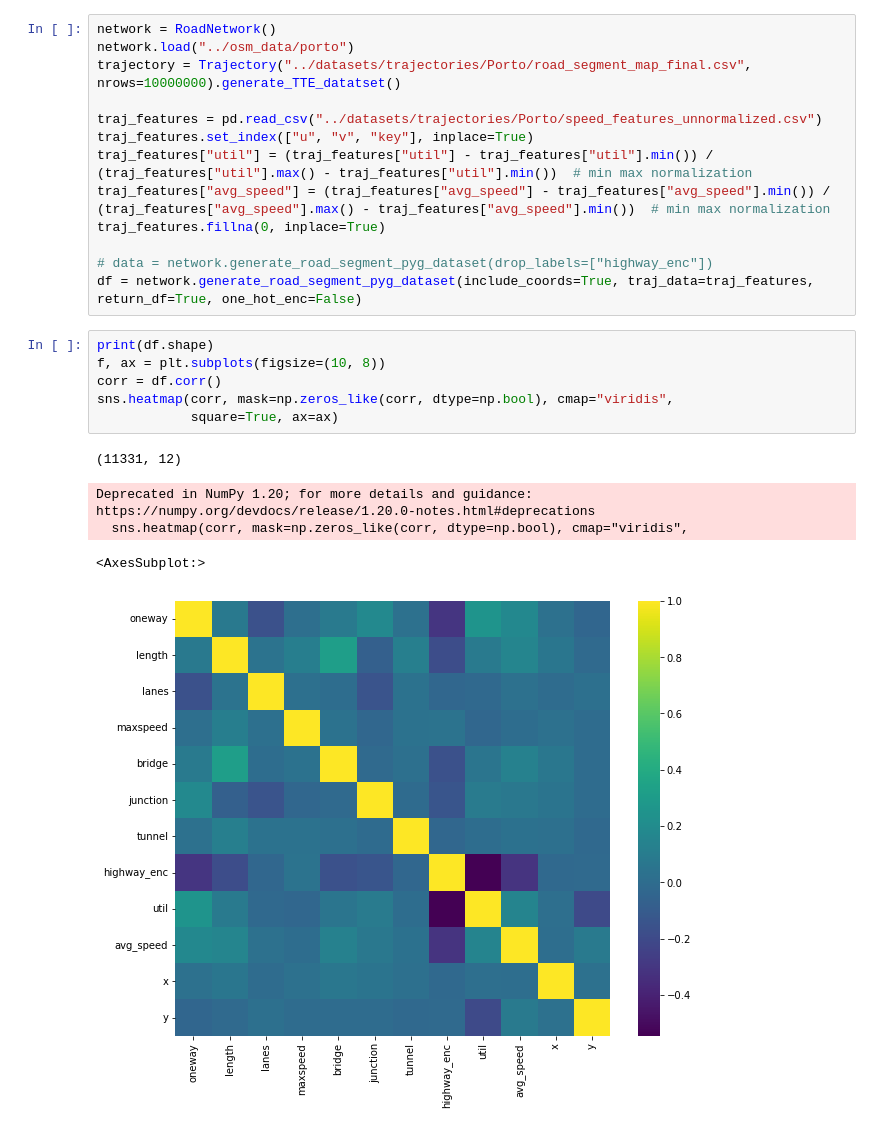
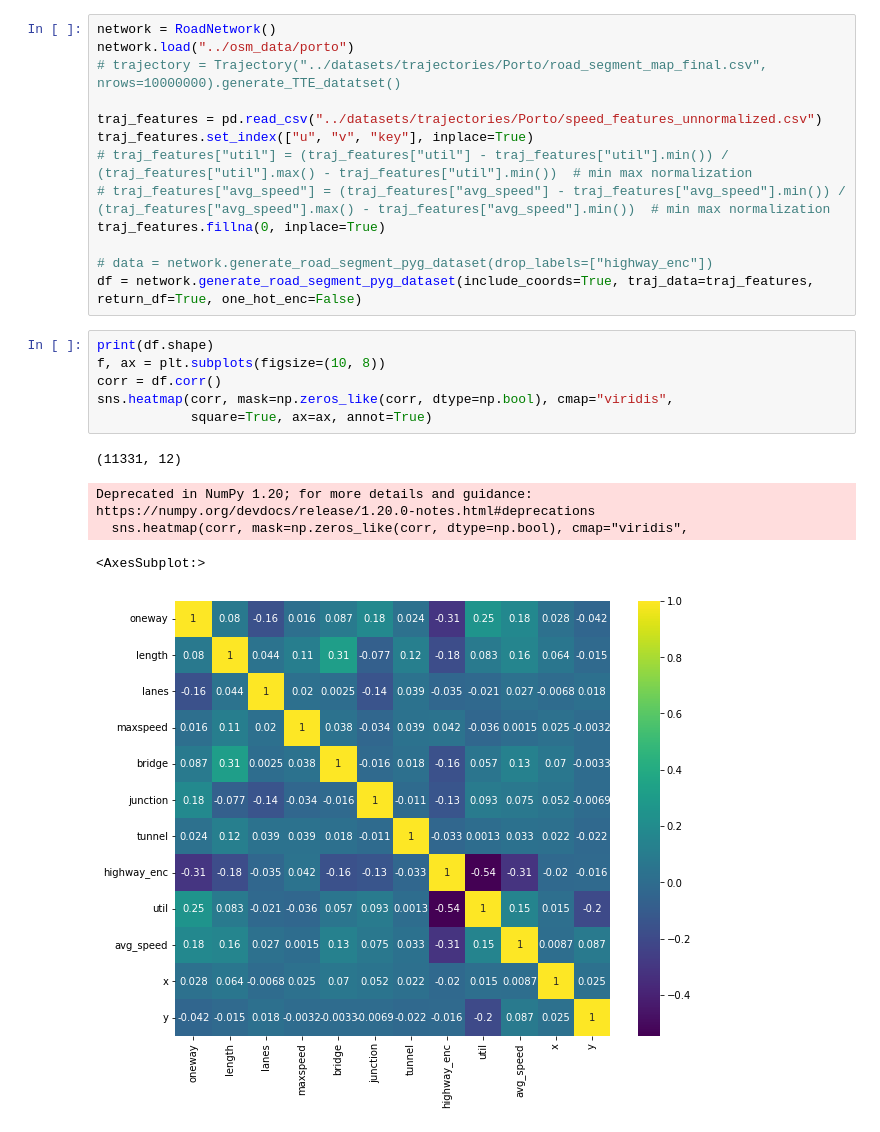
Before and after one commit to SwiftPredator/Trajectory-based-Road-Network-Representation-Learning, a Jupyter notebook: evaluation/explanatory_data_analysis.ipynb, the cells around one changed output. Cells and saved outputs as stored; diff of their text form.

```diff
--- a/evaluation/explanatory_data_analysis.ipynb
+++ b/evaluation/explanatory_data_analysis.ipynb
@@ -27,12 +28,12 @@ The autoreload extension is already loaded. To reload it, use:
 # %%
 network = RoadNetwork()
 network.load("../osm_data/porto")
-trajectory = Trajectory("../datasets/trajectories/Porto/road_segment_map_final.csv", nrows=10000000).generate_TTE_datatset()
+# trajectory = Trajectory("../datasets/trajectories/Porto/road_segment_map_final.csv", nrows=10000000).generate_TTE_datatset()
 
 traj_features = pd.read_csv("../datasets/trajectories/Porto/speed_features_unnormalized.csv")
 traj_features.set_index(["u", "v", "key"], inplace=True)
-traj_features["util"] = (traj_features["util"] - traj_features["util"].min()) / (traj_features["util"].max() - traj_features["util"].min())  # min max normalization
-traj_features["avg_speed"] = (traj_features["avg_speed"] - traj_features["avg_speed"].min()) / (traj_features["avg_speed"].max() - traj_features["avg_speed"].min())  # min max normalization
+# traj_features["util"] = (traj_features["util"] - traj_features["util"].min()) / (traj_features["util"].max() - traj_features["util"].min())  # min max normalization
+# traj_features["avg_speed"] = (traj_features["avg_speed"] - traj_features["avg_speed"].min()) / (traj_features["avg_speed"].max() - traj_features["avg_speed"].min())  # min max normalization
 traj_features.fillna(0, inplace=True)
 
 # data = network.generate_road_segment_pyg_dataset(drop_labels=["highway_enc"])
@@ -40,12 +41,12 @@ df = network.generate_road_segment_pyg_dataset(include_coords=True, traj_data=tr
 # %%
 print(df.shape)
 f, ax = plt.subplots(figsize=(10, 8))
 corr = df.corr()
 sns.heatmap(corr, mask=np.zeros_like(corr, dtype=np.bool), cmap="viridis",
-            square=True, ax=ax)
+            square=True, ax=ax, annot=True)
 # %% [output]
 (11331, 12)
 Deprecated in NumPy 1.20; for more details and guidance: https://numpy.org/devdocs/release/1.20.0-notes.html#deprecations
   sns.heatmap(corr, mask=np.zeros_like(corr, dtype=np.bool), cmap="viridis",
 <AxesSubplot:>
-[figure, old version]
+[figure, new version]
```
Also changed, not shown: parts of 3 cells of this notebook, 8 other files.
